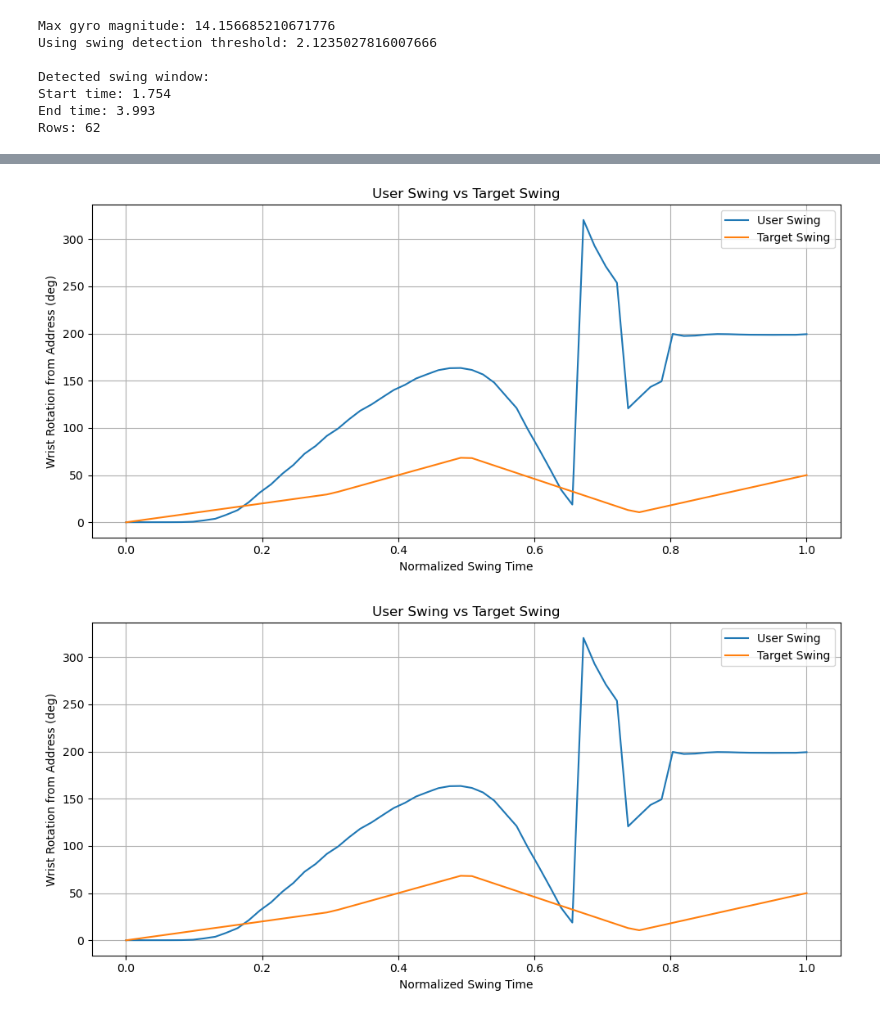
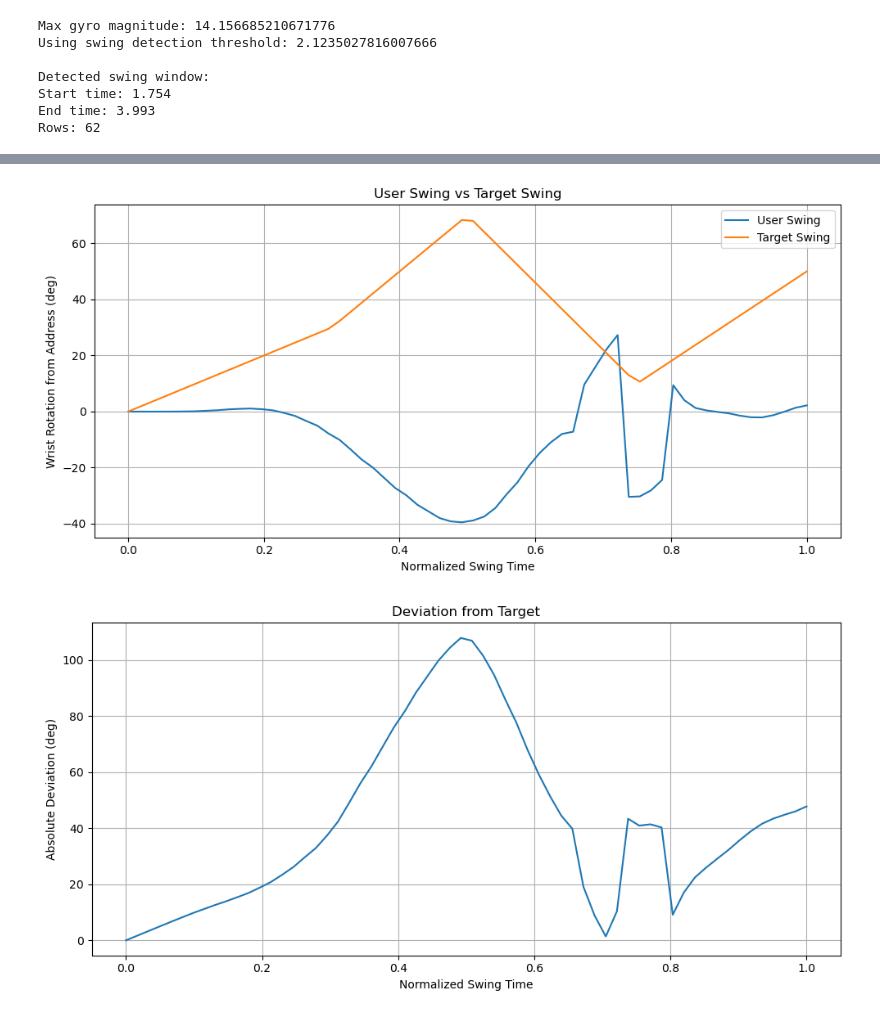
Before and after one commit to spearsbr/396-398_CSV_Visual_Swing, a Jupyter notebook: Graph_Swing_Trial.ipynb, the cells around one changed output, grey strips where cells are left out. Drawn from its saved outputs; the diff is of its cells as text; code cells hidden in the pictures.

```diff
--- a/Graph_Swing_Trial.ipynb
+++ b/Graph_Swing_Trial.ipynb
@@ -132,9 +132,8 @@ df["rz"] = relative_quats[:, 3]
 # %%
 # Step 4: Compute total rotation angle
 
-df["angle_rad"] = 2 * np.arccos(np.clip(df["rw"], -1.0, 1.0))
+df["angle_rad"] = np.arcsin(np.clip(df["rz"], -1.0, 1.0))
 df["angle_deg"] = np.degrees(df["angle_rad"])
-
 
 # Step 5: Compute angular velocity magnitude
 
@@ -283,22 +282,20 @@ plt.grid(True)
 plt.tight_layout()
 plt.show()
 # %% [output]
-[figure, old version]
+[figure, new version]
 # %%
-# Step 12: Plot user swing vs target
+# Step 13: Plot deviation from target
 
 plt.figure(figsize=(10, 5))
-plt.plot(swing_df["t_norm"], swing_df["angle_deg"], label="User Swing")
-plt.plot(swing_df["t_norm"], swing_df["target_angle_deg"], label="Target Swing")
+plt.plot(swing_df["t_norm"], swing_df["abs_deviation_deg"])
 plt.xlabel("Normalized Swing Time")
-plt.ylabel("Wrist Rotation from Address (deg)")
-plt.title("User Swing vs Target Swing")
-plt.legend()
+plt.ylabel("Absolute Deviation (deg)")
+plt.title("Deviation from Target")
 plt.grid(True)
 plt.tight_layout()
 plt.show()
 # %% [output]
-[figure, old version]
+[figure, new version]
 # %%
 # Step 14: Print haptic preview
 
```
Also changed, not shown: parts of 5 cells of this notebook.
